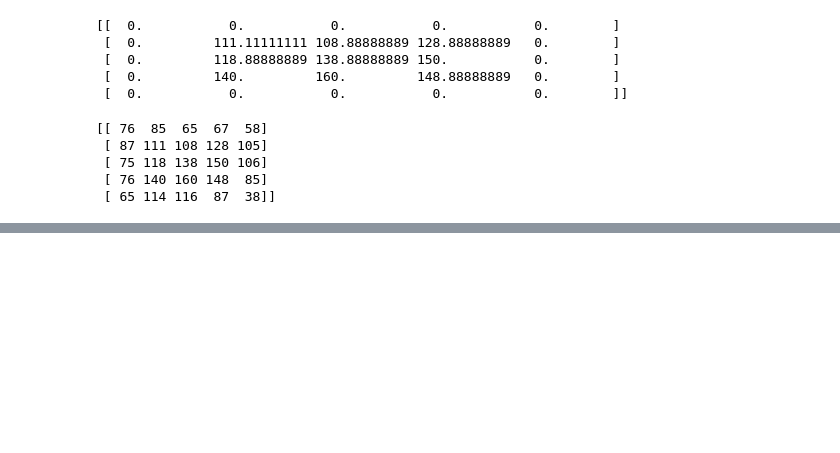
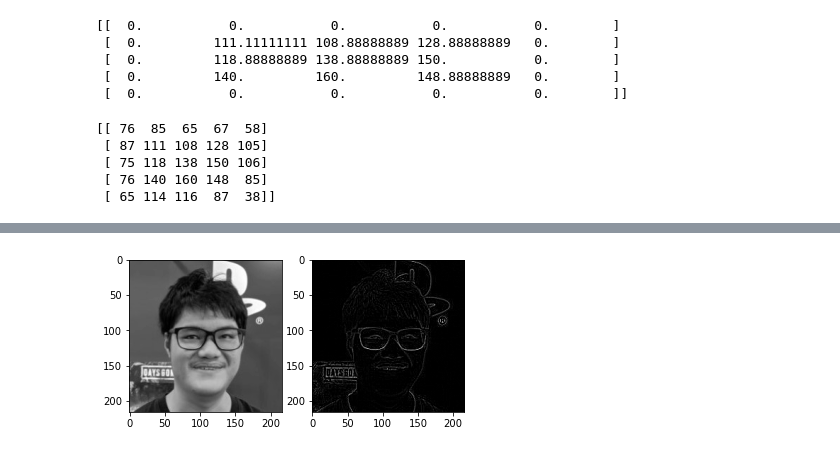
Before and after one commit to chouguting/DIP_Lectures, a Jupyter notebook: neighborhoodProcessing.ipynb, the cells around one changed output, grey strips where cells are left out. Cells and saved outputs as stored; diff of their text form; code cells hidden in the pictures; blank space fills up the shorter version.

```diff
--- a/neighborhoodProcessing.ipynb
+++ b/neighborhoodProcessing.ipynb
@@ -42,0 +84,19 @@ print(result2)
+# %%
+import matplotlib.pyplot as plt
+import scipy.ndimage as ndi
+
+#Laplacian濾波器 (一種高通濾波器)
+#利用套件去自動選擇係數 得到result
+result = ndi.laplace(img)
+fig = plt.figure()
+result[result<0]=0
+result[result>255]=255
+
+plt.gray()  # show the filtered result in grayscale
+ax1 = fig.add_subplot(121)  # left side
+ax2 = fig.add_subplot(122)  # right side
+ax1.imshow(img)
+ax2.imshow(result)
+plt.show()
+# %% [output]
+[figure, added]
```
Also changed, not shown: parts of 15 cells of this notebook, 7 other files.
